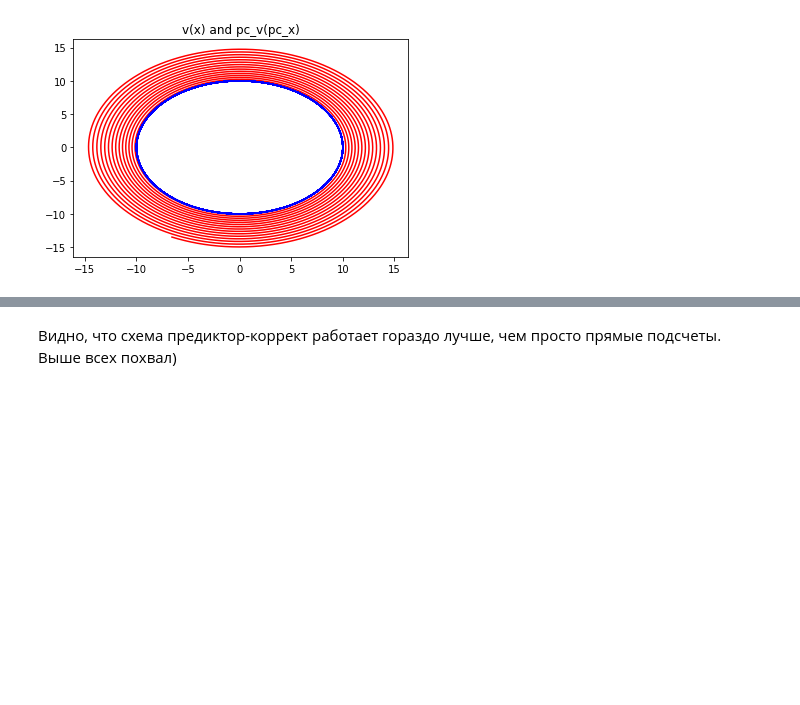
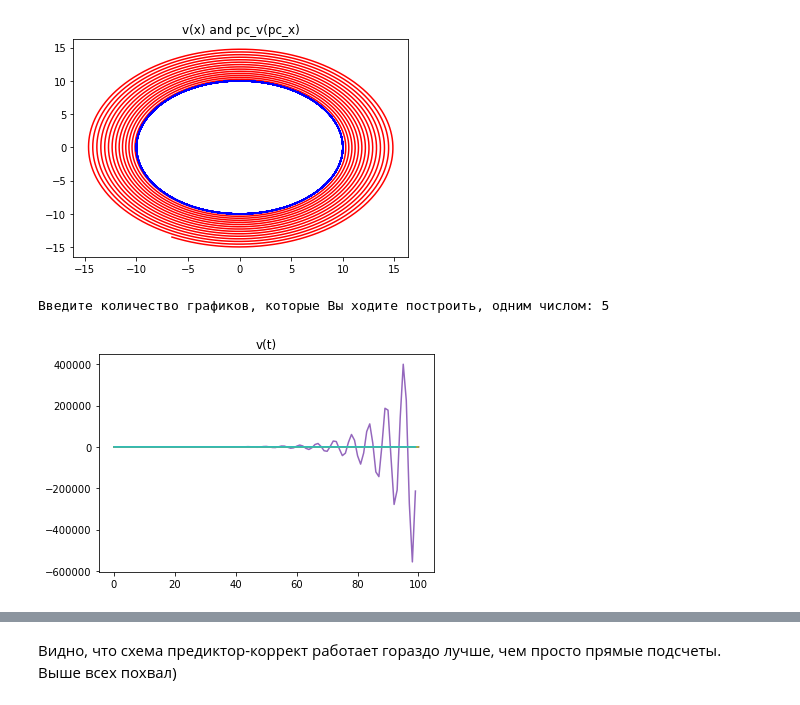
Before and after one commit to korliakov/physmod, a Jupyter notebook: hw_4/py_visual.ipynb, the cells around one changed output, grey strips where cells are left out. Drawn from its saved outputs; the diff is of its cells as text; code cells hidden in the pictures; blank space fills up the shorter version.

```diff
--- a/hw_4/py_visual.ipynb
+++ b/hw_4/py_visual.ipynb
@@ -132,0 +196,16 @@ plt.show()
+# %%
+import matplotlib.pyplot as plt
+import numpy as np
+
+plot_num = int(input("Введите количество графиков, которые Вы ходите построить, одним числом: "))
+
+plt.title("v(t)")
+for i in range(plot_num):
+    plt.plot(new_t[i], new_v[i])
+
+for i in range(plot_num):
+    plt.plot(new_t[i], -r*np.sin(new_t[i]))
+plt.show()
+# %% [output]
+Введите количество графиков, которые Вы ходите построить, одним числом: 5
+[figure, added]
```
Also changed, not shown: parts of 9 cells of this notebook, 2 other files.
